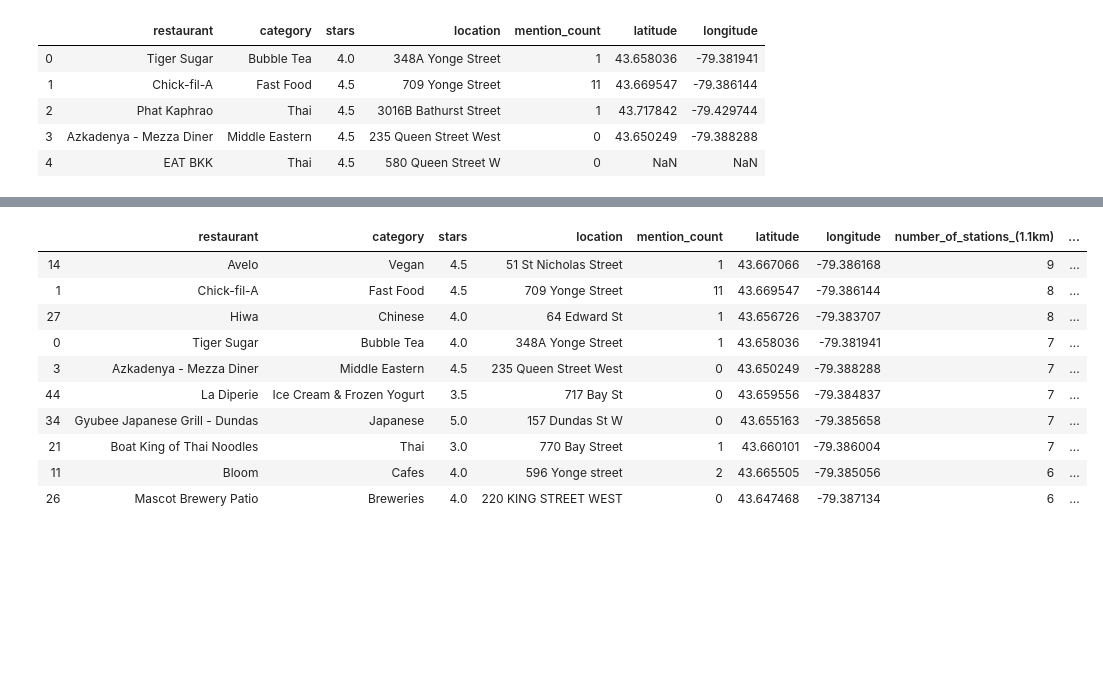
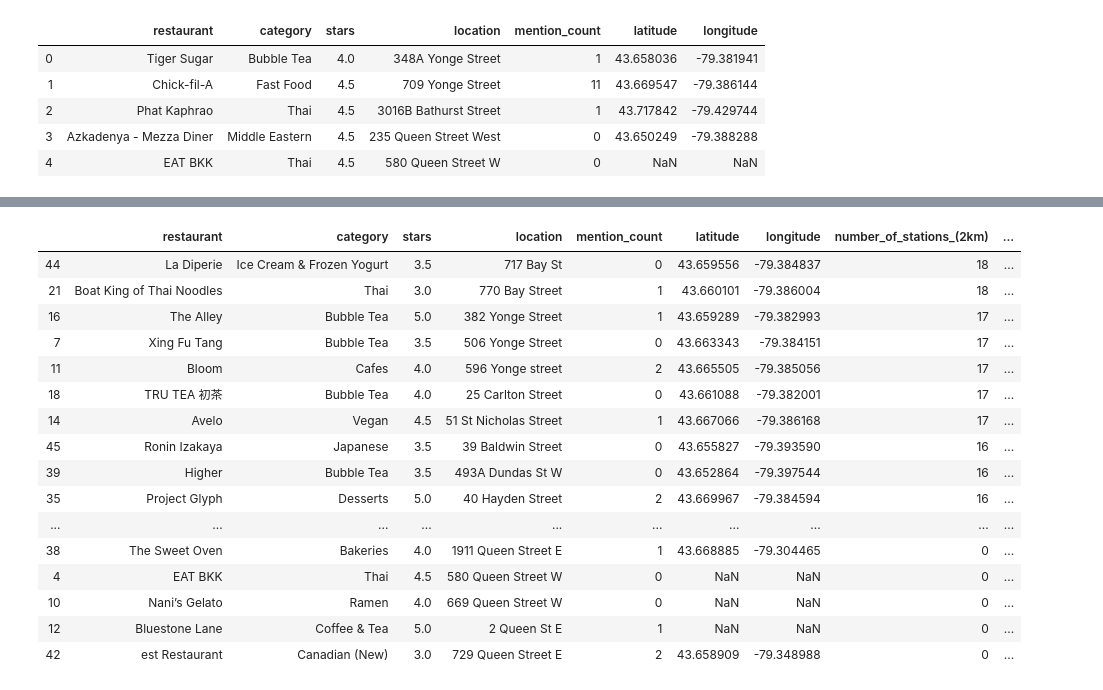
Before and after one commit to LycheeLisa/TransitSocialMedia, a Jupyter notebook: Code/distance_calculations.ipynb, the cells around one changed output, grey strips where cells are left out. Saved outputs shown, nothing was run; the diff lists cells and outputs as text; code cells hidden in the pictures; blank space fills up the shorter version.

Commit message:
Update on distance calculation, GO stations added

```diff
--- a/Code/distance_calculations.ipynb
+++ b/Code/distance_calculations.ipynb
@@ -38,32 +38,41 @@ subway.head()
 # %%
-radius=1.1 #km
+radius=2 #km
 restaurant_dict=dict()
 for i in range(0, BlogTO.shape[0]):
     info_dict=dict()
     in_range_index=list()
     distances=hf.distance_func(BlogTO.loc[i,["latitude","longitude"]].tolist(),subway[["latitude","longitude"]].values.tolist())
     in_range_indice=[index for index,value in enumerate(distances) if value < radius]
-    in_range_stations=subway.loc[in_range_indice,"station"].tolist()
+    in_range_stations=subway.loc[in_range_indice,"station_GO"].tolist()
     info_dict["number_of_stations_({0}km)".format(radius)]=len(in_range_stations)
     info_dict["list_of_stations_({0}km)".format(radius)]='; '.join(in_range_stations)
+    min_dist,min_case =hf.mindist(distances,subway["station_GO"].tolist())
+    info_dict["closest_station"]=min_case
+    info_dict["closest_station_km"]=min_dist
     restaurant_dict[BlogTO.loc[i,"restaurant"]]=info_dict
 # %%
 restaurant_info_df=pd.DataFrame(restaurant_dict).T
 restaurant_info_df=restaurant_info_df.reset_index().rename(columns={"index":'restaurant'})
 final_BlogTO=pd.merge(BlogTO, restaurant_info_df, on = 'restaurant')
 # %%
-final_BlogTO.sort_values(by=[c for c in final_BlogTO.columns if "number_of_stations" in c][0], ascending =False).head(10)
+final_BlogTO.sort_values(by=[c for c in final_BlogTO.columns if "number_of_stations" in c][0], ascending =False)
 # %% [output]
-|  | restaurant | category | stars | location | mention_count | latitude | longitude | number_of_stations_(1.1km) | ... |
-| 14 | Avelo | Vegan | 4.5 | 51 St Nicholas Street | 1 | 43.667066 | -79.386168 | 9 | ... |
-| 1 | Chick-fil-A | Fast Food | 4.5 | 709 Yonge Street | 11 | 43.669547 | -79.386144 | 8 | ... |
-| 27 | Hiwa | Chinese | 4.0 | 64 Edward St | 1 | 43.656726 | -79.383707 | 8 | ... |
-| 0 | Tiger Sugar | Bubble Tea | 4.0 | 348A Yonge Street | 1 | 43.658036 | -79.381941 | 7 | ... |
-| 3 | Azkadenya - Mezza Diner | Middle Eastern | 4.5 | 235 Queen Street West | 0 | 43.650249 | -79.388288 | 7 | ... |
-| 44 | La Diperie | Ice Cream & Frozen Yogurt | 3.5 | 717 Bay St | 0 | 43.659556 | -79.384837 | 7 | ... |
-| 34 | Gyubee Japanese Grill - Dundas | Japanese | 5.0 | 157 Dundas St W | 0 | 43.655163 | -79.385658 | 7 | ... |
-| 21 | Boat King of Thai Noodles | Thai | 3.0 | 770 Bay Street | 1 | 43.660101 | -79.386004 | 7 | ... |
-| 11 | Bloom | Cafes | 4.0 | 596 Yonge street | 2 | 43.665505 | -79.385056 | 6 | ... |
-| 26 | Mascot Brewery Patio | Breweries | 4.0 | 220 KING STREET WEST | 0 | 43.647468 | -79.387134 | 6 | ... |
+|  | restaurant | category | stars | location | mention_count | latitude | longitude | number_of_stations_(2km) | ... |
+| 44 | La Diperie | Ice Cream & Frozen Yogurt | 3.5 | 717 Bay St | 0 | 43.659556 | -79.384837 | 18 | ... |
+| 21 | Boat King of Thai Noodles | Thai | 3.0 | 770 Bay Street | 1 | 43.660101 | -79.386004 | 18 | ... |
+| 16 | The Alley | Bubble Tea | 5.0 | 382 Yonge Street | 1 | 43.659289 | -79.382993 | 17 | ... |
+| 7 | Xing Fu Tang | Bubble Tea | 3.5 | 506 Yonge Street | 0 | 43.663343 | -79.384151 | 17 | ... |
+| 11 | Bloom | Cafes | 4.0 | 596 Yonge street | 2 | 43.665505 | -79.385056 | 17 | ... |
+| 18 | TRU TEA 初茶 | Bubble Tea | 4.0 | 25 Carlton Street | 0 | 43.661088 | -79.382001 | 17 | ... |
+| 14 | Avelo | Vegan | 4.5 | 51 St Nicholas Street | 1 | 43.667066 | -79.386168 | 17 | ... |
+| 45 | Ronin Izakaya | Japanese | 3.5 | 39 Baldwin Street | 0 | 43.655827 | -79.393590 | 16 | ... |
+| 39 | Higher | Bubble Tea | 3.5 | 493A Dundas St W | 0 | 43.652864 | -79.397544 | 16 | ... |
+| 35 | Project Glyph | Desserts | 5.0 | 40 Hayden Street | 2 | 43.669967 | -79.384594 | 16 | ... |
+| ... | ... | ... | ... | ... | ... | ... | ... | ... | ... |
+| 38 | The Sweet Oven | Bakeries | 4.0 | 1911 Queen Street E | 1 | 43.668885 | -79.304465 | 0 | ... |
+| 4 | EAT BKK | Thai | 4.5 | 580 Queen Street W | 0 | NaN | NaN | 0 | ... |
+| 10 | Nani’s Gelato | Ramen | 4.0 | 669 Queen Street W | 0 | NaN | NaN | 0 | ... |
+| 12 | Bluestone Lane | Coffee & Tea | 5.0 | 2 Queen St E | 1 | NaN | NaN | 0 | ... |
+| 42 | est Restaurant | Canadian (New) | 3.0 | 729 Queen Street E | 2 | 43.658909 | -79.348988 | 0 | ... |
 # %%
 final_BlogTO.to_csv(os.path.join(cwd, "Data", "final_BlogTO.csv"),index=False)
```
Also changed, not shown: parts of 1 cell of this notebook, 5 other files.
